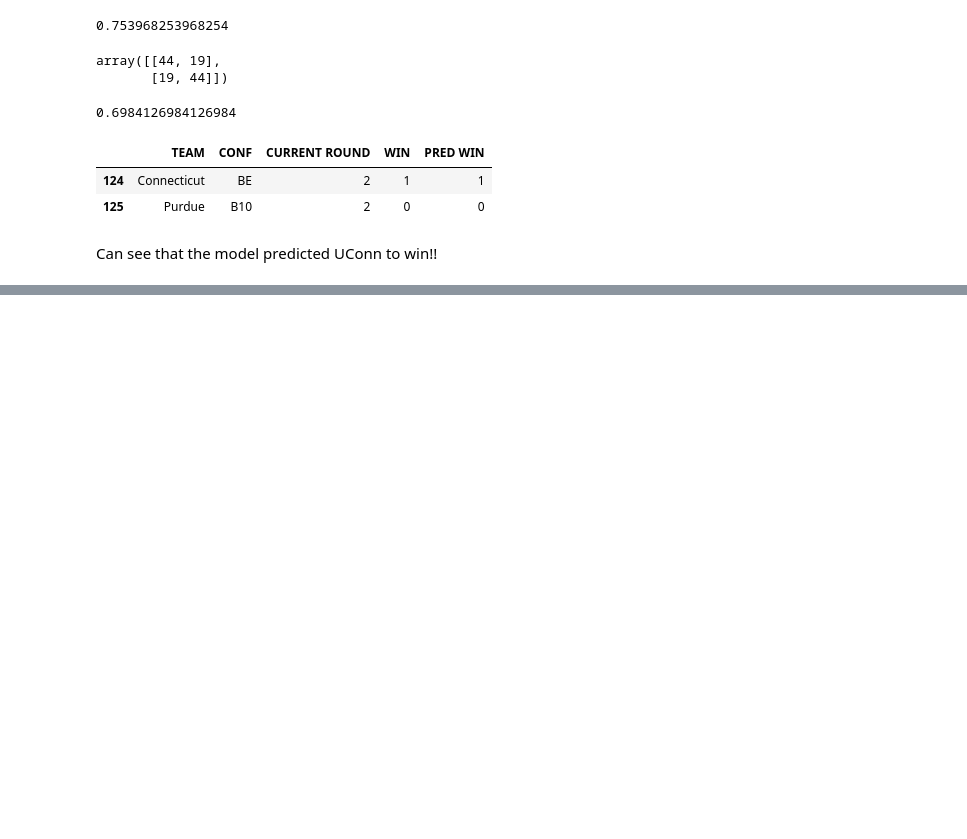
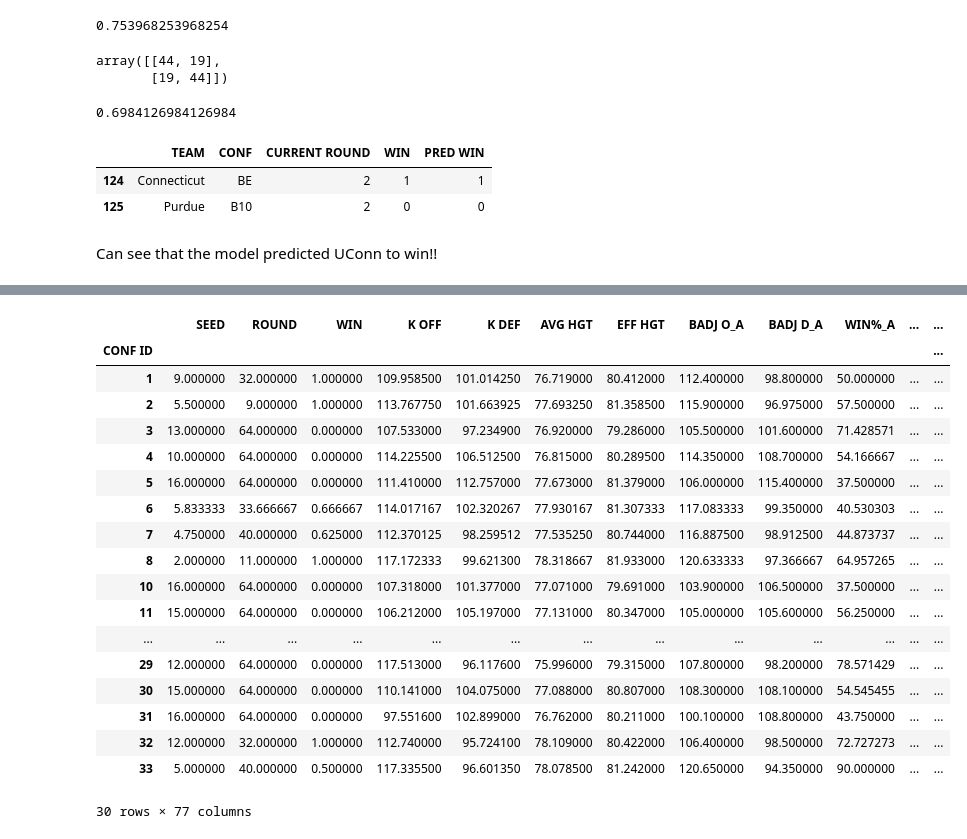
Before and after one commit to nicholaskim1004/MarchMadness, a Jupyter notebook: bracketology/madness.ipynb, the cells around one changed output, grey strips where cells are left out. Cells and saved outputs as stored; diff of their text form; code cells hidden in the pictures; blank space fills up the shorter version.

Commit message:
-cleaning up main -in madness grouped by conf id and year after filtering down to distinct teams every year to get right averages

```diff
--- a/bracketology/madness.ipynb
+++ b/bracketology/madness.ipynb
@@ -852,0 +427,6 @@ KeyboardInterrupt:
+# %%
+temp = comp_team_stats.copy()
+temp = temp.drop_duplicates(subset=['YEAR', 'TEAM NO'],keep='first')
+temp = temp.drop(['TEAM NO','TEAM','CONF','MATCHUP ID','CURRENT ROUND'],axis=1)
+grouped = temp.groupby(['YEAR','CONF ID'])
+grouped = grouped.mean()
@@ -852,0 +453,22 @@ KeyboardInterrupt:
+# %%
+grouped.loc[2024]
+# %% [output]
+|  | SEED | ROUND | WIN | K OFF | K DEF | AVG HGT | EFF HGT | BADJ O_A | BADJ D_A | WIN%_A | ... | ... |
+| CONF ID |  |  |  |  |  |  |  |  |  |  |  | ... |
+| 1 | 9.000000 | 32.000000 | 1.000000 | 109.958500 | 101.014250 | 76.719000 | 80.412000 | 112.400000 | 98.800000 | 50.000000 | ... | ... |
+| 2 | 5.500000 | 9.000000 | 1.000000 | 113.767750 | 101.663925 | 77.693250 | 81.358500 | 115.900000 | 96.975000 | 57.500000 | ... | ... |
+| 3 | 13.000000 | 64.000000 | 0.000000 | 107.533000 | 97.234900 | 76.920000 | 79.286000 | 105.500000 | 101.600000 | 71.428571 | ... | ... |
+| 4 | 10.000000 | 64.000000 | 0.000000 | 114.225500 | 106.512500 | 76.815000 | 80.289500 | 114.350000 | 108.700000 | 54.166667 | ... | ... |
+| 5 | 16.000000 | 64.000000 | 0.000000 | 111.410000 | 112.757000 | 77.673000 | 81.379000 | 106.000000 | 115.400000 | 37.500000 | ... | ... |
+| 6 | 5.833333 | 33.666667 | 0.666667 | 114.017167 | 102.320267 | 77.930167 | 81.307333 | 117.083333 | 99.350000 | 40.530303 | ... | ... |
+| 7 | 4.750000 | 40.000000 | 0.625000 | 112.370125 | 98.259512 | 77.535250 | 80.744000 | 116.887500 | 98.912500 | 44.873737 | ... | ... |
+| 8 | 2.000000 | 11.000000 | 1.000000 | 117.172333 | 99.621300 | 78.318667 | 81.933000 | 120.633333 | 97.366667 | 64.957265 | ... | ... |
+| 10 | 16.000000 | 64.000000 | 0.000000 | 107.318000 | 101.377000 | 77.071000 | 79.691000 | 103.900000 | 106.500000 | 37.500000 | ... | ... |
+| 11 | 15.000000 | 64.000000 | 0.000000 | 106.212000 | 105.197000 | 77.131000 | 80.347000 | 105.000000 | 105.600000 | 56.250000 | ... | ... |
+| ... | ... | ... | ... | ... | ... | ... | ... | ... | ... | ... | ... | ... |
+| 29 | 12.000000 | 64.000000 | 0.000000 | 117.513000 | 96.117600 | 75.996000 | 79.315000 | 107.800000 | 98.200000 | 78.571429 | ... | ... |
+| 30 | 15.000000 | 64.000000 | 0.000000 | 110.141000 | 104.075000 | 77.088000 | 80.807000 | 108.300000 | 108.100000 | 54.545455 | ... | ... |
+| 31 | 16.000000 | 64.000000 | 0.000000 | 97.551600 | 102.899000 | 76.762000 | 80.211000 | 100.100000 | 108.800000 | 43.750000 | ... | ... |
+| 32 | 12.000000 | 32.000000 | 1.000000 | 112.740000 | 95.724100 | 78.109000 | 80.422000 | 106.400000 | 98.500000 | 72.727273 | ... | ... |
+| 33 | 5.000000 | 40.000000 | 0.500000 | 117.335500 | 96.601350 | 78.078500 | 81.242000 | 120.650000 | 94.350000 | 90.000000 | ... | ... |
+30 rows × 77 columns
```
Also changed, not shown: parts of 27 cells of this notebook, 5 other files.
